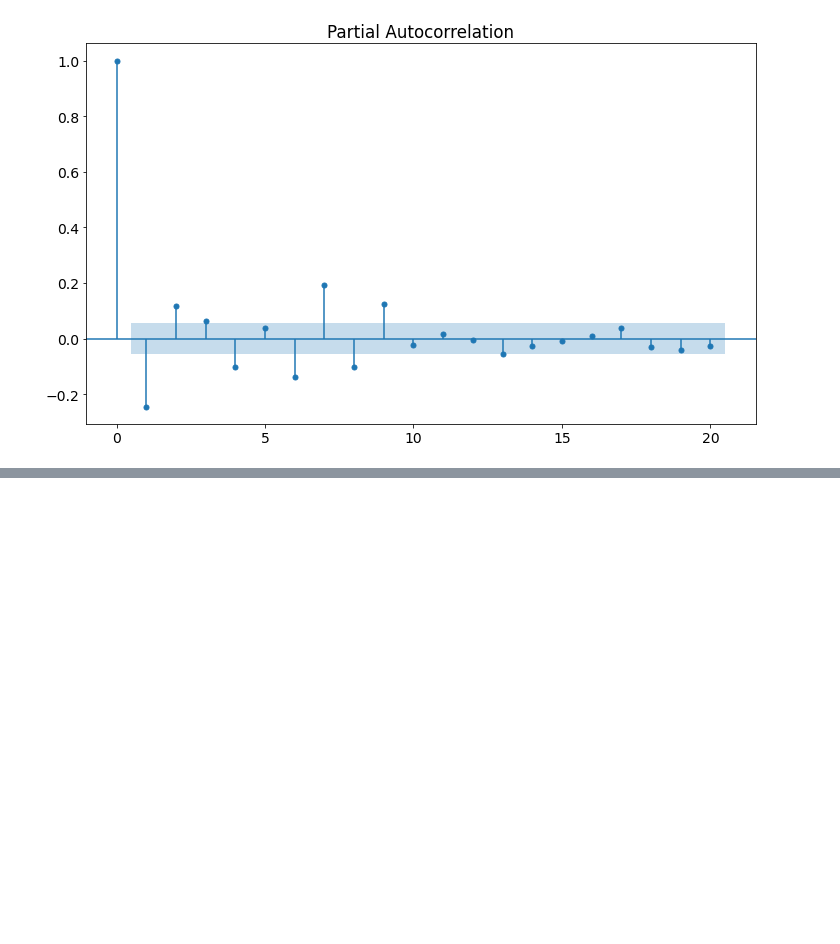
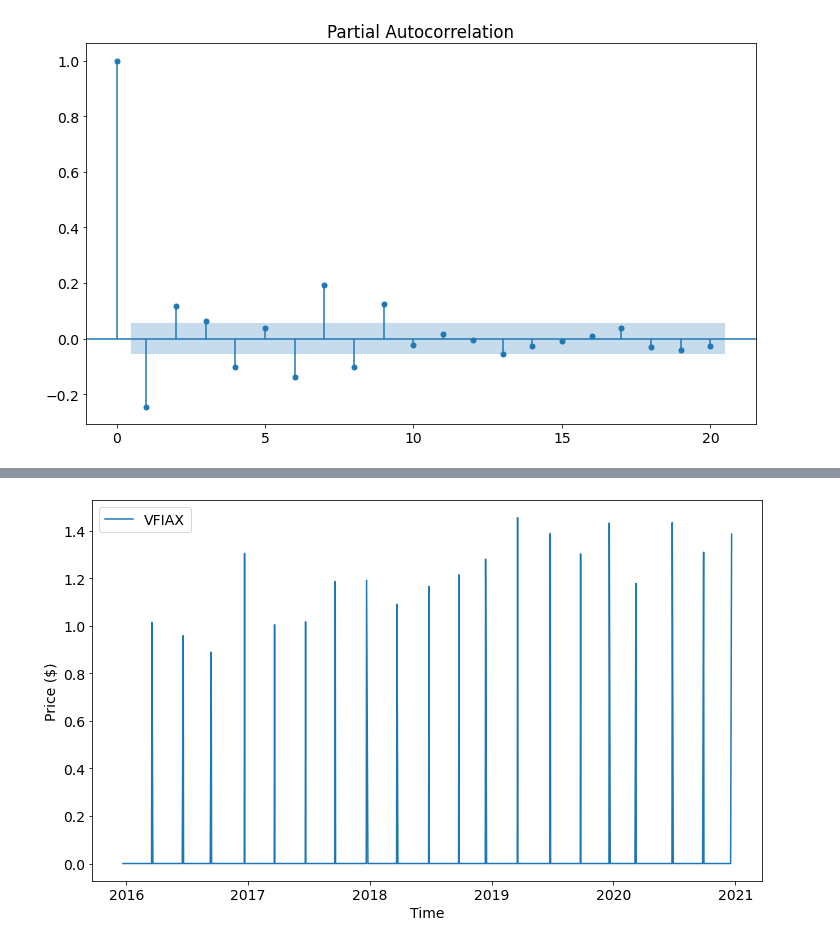
Before and after one commit to shericemking/machinelearning, a Jupyter notebook: Stock_market_analysis.ipynb, the cells around one changed output, grey strips where cells are left out. Drawn from its saved outputs; the diff is of its cells as text; code cells hidden in the pictures; blank space fills up the shorter version.

```diff
--- a/Stock_market_analysis.ipynb
+++ b/Stock_market_analysis.ipynb
@@ -156,3 +170,19 @@ plot_pacf(returns,lags=20)
 # %% [output]
 [figure]
 [figure]
+# %%
+import yfinance as yf
+
+vfiax = yf.Ticker("VFIAX")
+
+# get stock info
+vfiax.info
+
+# get historical market data
+hist = vfiax.history(interval="1d",start="2015-12-22",end="2020-12-22")
+
+# show actions (dividends)
+vfiax.actions
+
+# show dividends
+vfiax.dividends
@@ -158,0 +207,11 @@ plot_pacf(returns,lags=20)
+# %%
+df = vfiax.history(interval="1d",start="2015-12-22",end="2020-12-22")
+x = df['Dividends']
+
+plt.plot(x,label="VFIAX")
+plt.xlabel("Time")
+plt.ylabel("Price ($)")
+plt.legend()
+plt.show()
+# %% [output]
+[figure, added]
```
Also changed, not shown: parts of 22 cells of this notebook, 1 other file.
